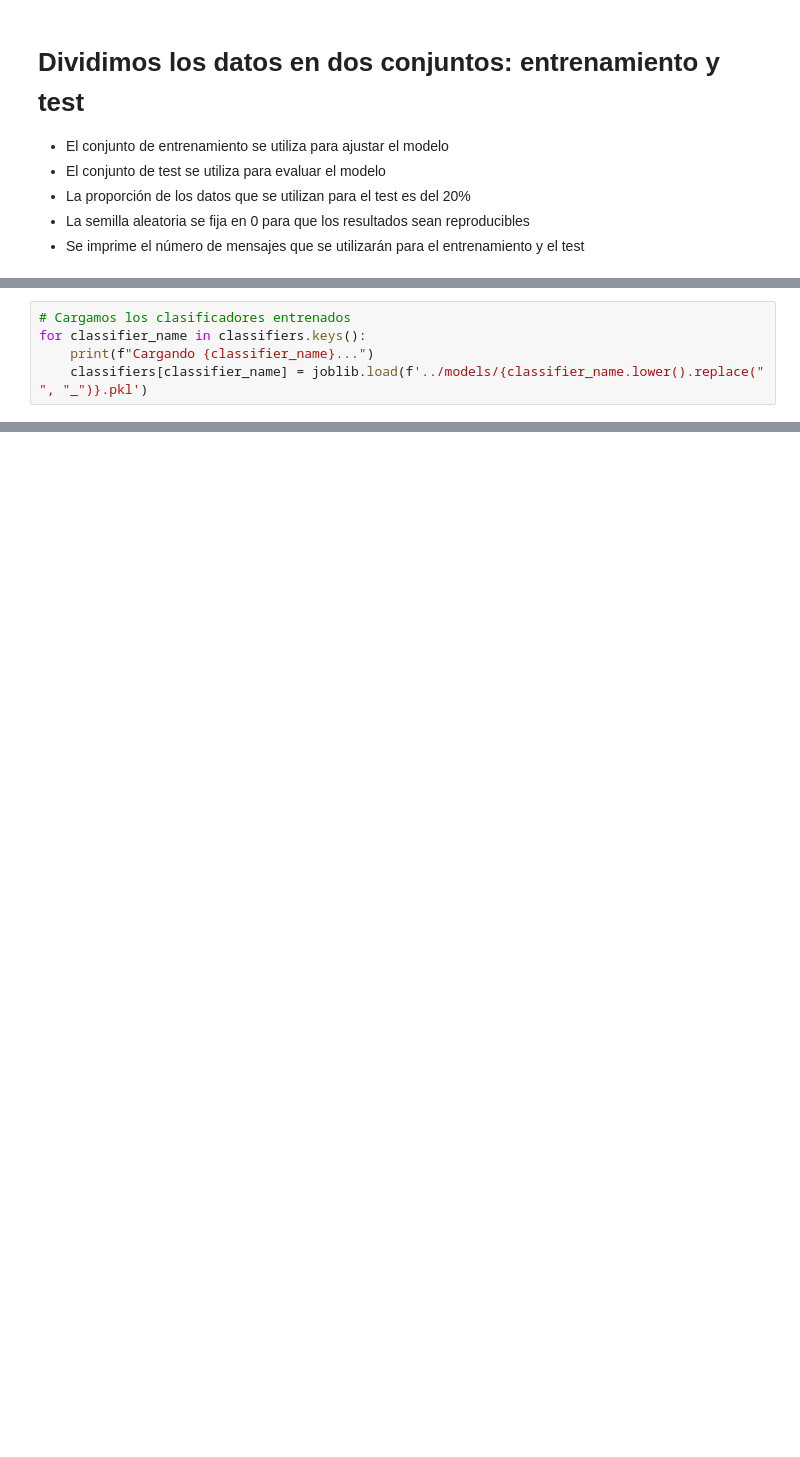
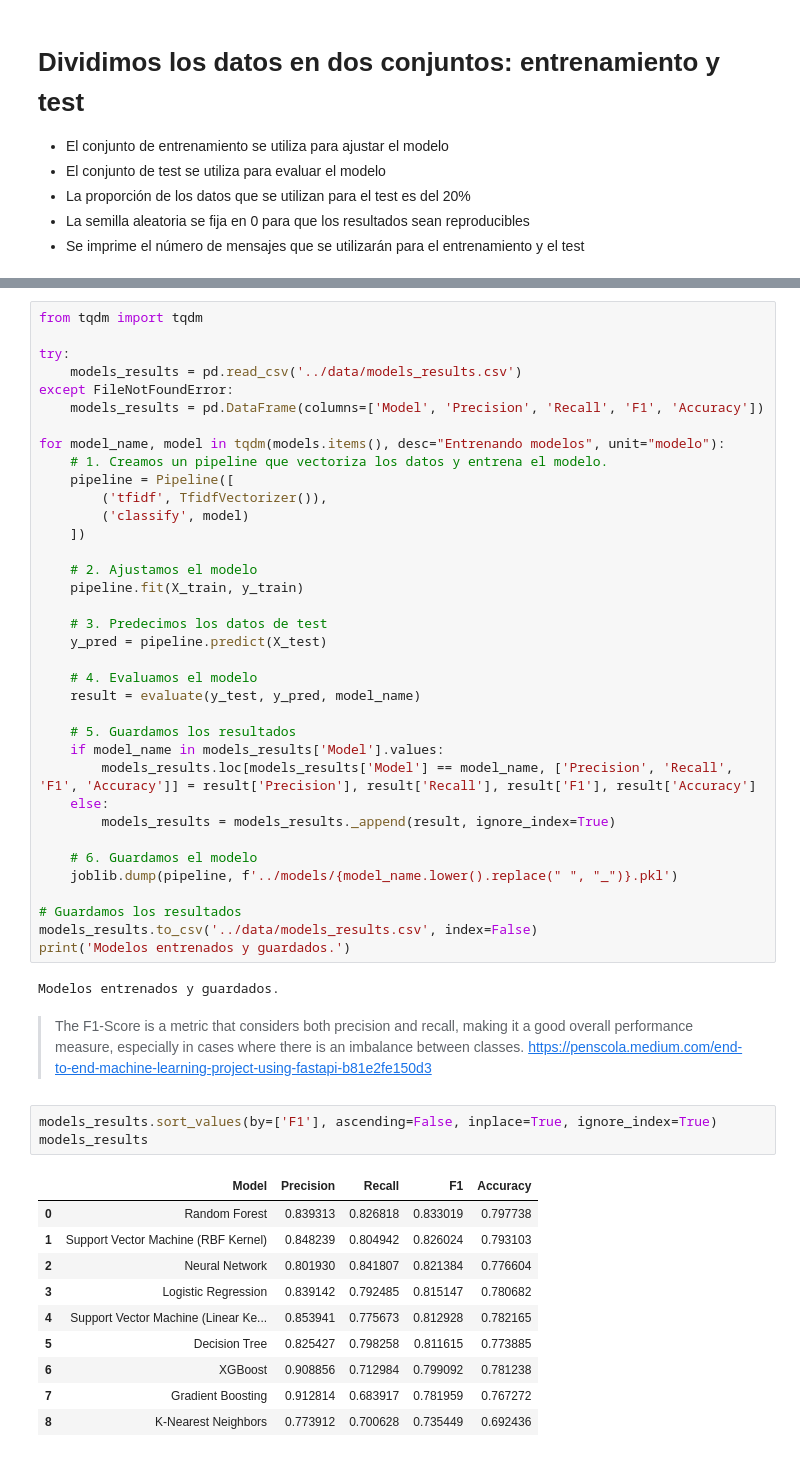
Before and after one commit to juampi20/horus-cyberbullying-detection, a Jupyter notebook: notebooks/03_modeling.ipynb, the cells around one changed output, grey strips where cells are left out. Saved outputs shown, nothing was run; the diff lists cells and outputs as text; blank space fills up the shorter version.

```diff
--- a/notebooks/03_modeling.ipynb
+++ b/notebooks/03_modeling.ipynb
@@ -152,5 +72,0 @@ Guardando Random Forest Depth 50...
-# %%
-# Cargamos los clasificadores entrenados
-for classifier_name in classifiers.keys():
-    print(f"Cargando {classifier_name}...")
-    classifiers[classifier_name] = joblib.load(f'../models/{classifier_name.lower().replace(" ", "_")}.pkl')
@@ -224,0 +111,55 @@ Calculando métricas de evaluación para Random Forest Depth 50...
+# %%
+from tqdm import tqdm
+
+try:
+    models_results = pd.read_csv('../data/models_results.csv')
+except FileNotFoundError:
+    models_results = pd.DataFrame(columns=['Model', 'Precision', 'Recall', 'F1', 'Accuracy'])
+
+for model_name, model in tqdm(models.items(), desc="Entrenando modelos", unit="modelo"):
+    # 1. Creamos un pipeline que vectoriza los datos y entrena el modelo.
+    pipeline = Pipeline([
+        ('tfidf', TfidfVectorizer()),
+        ('classify', model)
+    ])
+
+    # 2. Ajustamos el modelo
+    pipeline.fit(X_train, y_train)
+
+    # 3. Predecimos los datos de test
+    y_pred = pipeline.predict(X_test)
+
+    # 4. Evaluamos el modelo
+    result = evaluate(y_test, y_pred, model_name)
+
+    # 5. Guardamos los resultados
+    if model_name in models_results['Model'].values:
+        models_results.loc[models_results['Model'] == model_name, ['Precision', 'Recall', 'F1', 'Accuracy']] = result['Precision'], result['Recall'], result['F1'], result['Accuracy']
+    else:
+        models_results = models_results._append(result, ignore_index=True)
+
+    # 6. Guardamos el modelo
+    joblib.dump(pipeline, f'../models/{model_name.lower().replace(" ", "_")}.pkl')
+
+# Guardamos los resultados
+models_results.to_csv('../data/models_results.csv', index=False)
+print('Modelos entrenados y guardados.')
+# %% [output]
+Modelos entrenados y guardados.
+# %% [markdown]
+> The F1-Score is a metric that considers both precision and recall, making it a good overall performance measure, especially in cases where there is an imbalance between classes.
+https://penscola.medium.com/end-to-end-machine-learning-project-using-fastapi-b81e2fe150d3
+# %%
+models_results.sort_values(by=['F1'], ascending=False, inplace=True, ignore_index=True)
+models_results
+# %% [output]
+|  | Model | Precision | Recall | F1 | Accuracy |
+| 0 | Random Forest | 0.839313 | 0.826818 | 0.833019 | 0.797738 |
+| 1 | Support Vector Machine (RBF Kernel) | 0.848239 | 0.804942 | 0.826024 | 0.793103 |
+| 2 | Neural Network | 0.801930 | 0.841807 | 0.821384 | 0.776604 |
+| 3 | Logistic Regression | 0.839142 | 0.792485 | 0.815147 | 0.780682 |
+| 4 | Support Vector Machine (Linear Ke... | 0.853941 | 0.775673 | 0.812928 | 0.782165 |
+| 5 | Decision Tree | 0.825427 | 0.798258 | 0.811615 | 0.773885 |
+| 6 | XGBoost | 0.908856 | 0.712984 | 0.799092 | 0.781238 |
+| 7 | Gradient Boosting | 0.912814 | 0.683917 | 0.781959 | 0.767272 |
+| 8 | K-Nearest Neighbors | 0.773912 | 0.700628 | 0.735449 | 0.692436 |
```
Also changed, not shown: parts of 19 cells of this notebook, 4 other files.
